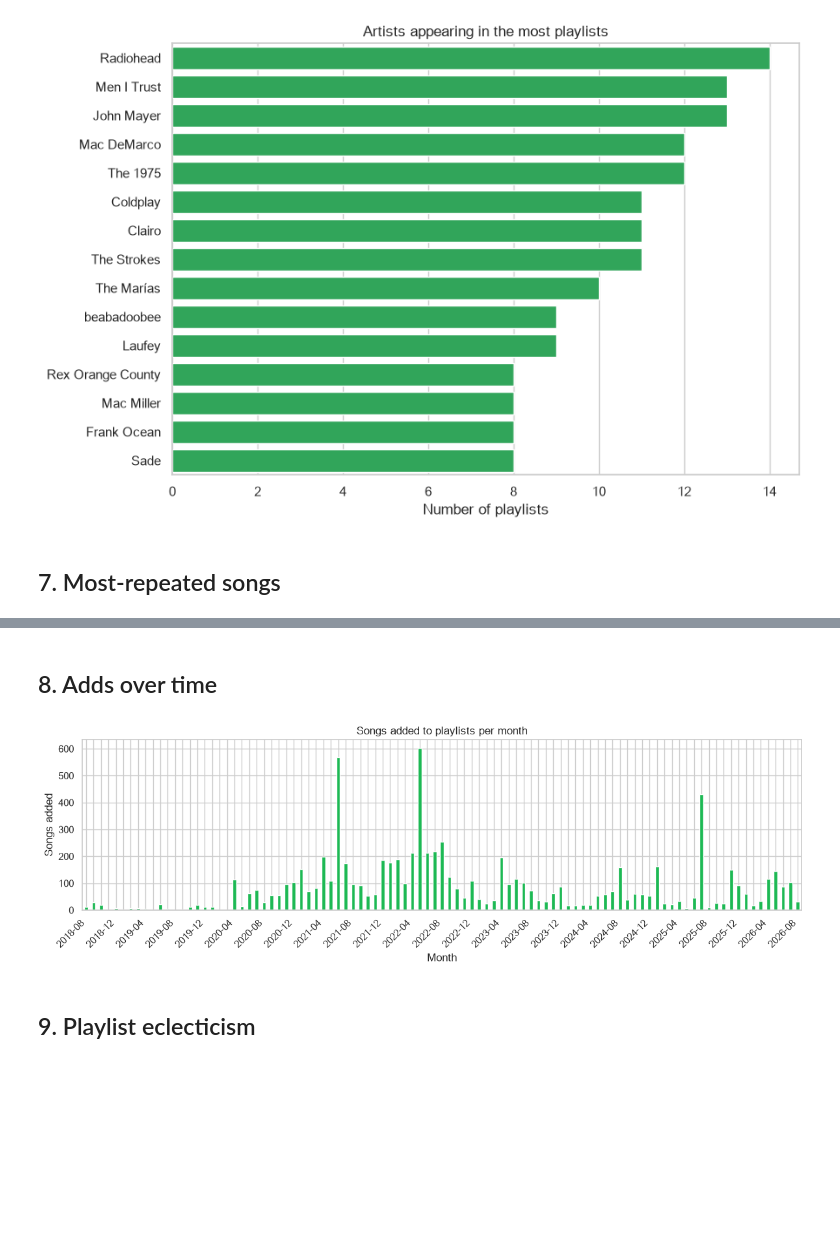
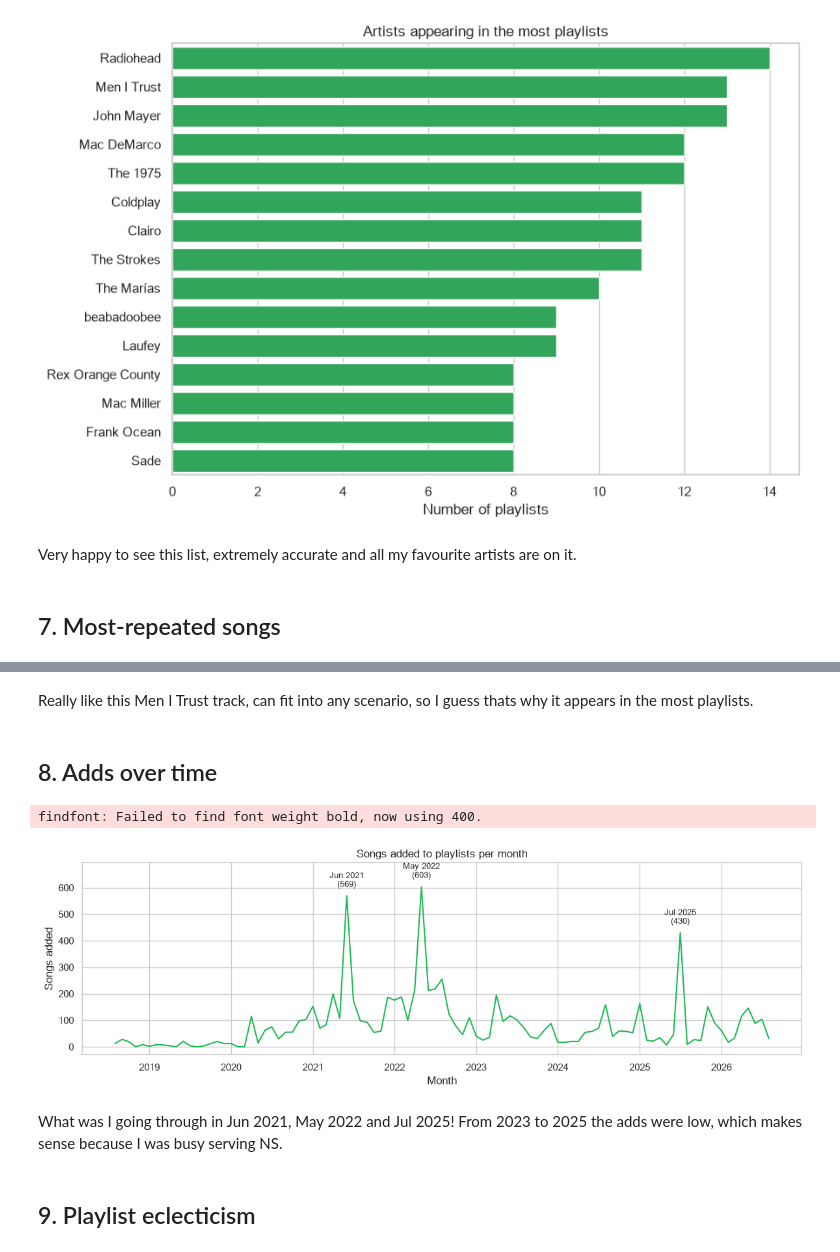
Before and after one commit to gene-c13/wrapped, a Jupyter notebook: notebooks/playlist_analysis.ipynb, the cells around one changed output, grey strips where cells are left out. Cells and saved outputs as stored; diff of their text form; code cells hidden in the pictures; blank space fills up the shorter version.

```diff
--- a/notebooks/playlist_analysis.ipynb
+++ b/notebooks/playlist_analysis.ipynb
@@ -223,6 +231,8 @@ plt.tight_layout()
 plt.show()
 # %% [output]
 [figure]
+# %% [markdown]
+Very happy to see this list, extremely accurate and all my favourite artists are on it.
 # %% [markdown]
 ## 7. Most-repeated songs
 # %%
@@ -251,34 +261,41 @@ else:
   4x  From The Start — Laufey
   4x  Nice to See You — Vansire, FLOOR CRY
   4x  Ode To The Mets — The Strokes
+# %% [markdown]
+Really like this Men I Trust track, can fit into any scenario, so I guess thats why it appears in the most playlists.
 # %% [markdown]
 ## 8. Adds over time
 # %%
 monthly = mine.dropna(subset=["added_at"]).copy()
-monthly["month"] = monthly["added_at"].dt.strftime("%Y-%m")
+monthly["month"] = monthly["added_at"].dt.to_period("M")
 counts = monthly.groupby("month").size()
 
-if len(counts):
-    all_months = pd.period_range(start=counts.index.min(),
-                                 end=counts.index.max(), freq="M").astype(str)
-    counts = counts.reindex(all_months, fill_value=0)
+all_months = pd.period_range(counts.index.min(), counts.index.max(), freq="M")
+counts = counts.reindex(all_months, fill_value=0)
+counts.index = counts.index.to_timestamp()
 
-    fig, ax = plt.subplots(figsize=(12, 4))
-    counts.plot(kind="bar", ax=ax, color=GREEN)
-    ax.set_title("Songs added to playlists per month")
-    ax.set_xlabel("Month")
-    ax.set_ylabel("Songs added")
-    # Thin x-axis labels when there are many months.
-    step = max(1, len(counts) // 24)
-    for i, lbl in enumerate(ax.get_xticklabels()):
-        lbl.set_visible(i % step == 0)
-    plt.xticks(rotation=45, ha="right")
-    plt.tight_layout()
-    plt.show()
-else:
-    print("No 'added_at' dates available.")
+fig, ax = plt.subplots(figsize=(12, 4))
+ax.plot(counts.index, counts.values, color=GREEN)
+
+# Label the three biggest spikes.
+top3 = counts.sort_values(ascending=False).head(3)
+for date, val in top3.items():
+    ax.annotate(f"{date:%b %Y}\n({val})",
+                xy=(date, val),                    # point to annotate
+                xytext=(0, 10), textcoords="offset points",  # nudge label up
+                ha="center", fontsize=9, fontweight="bold")
+
+ax.set_ylim(top=counts.max() * 1.15)   # headroom so labels don't clip
+ax.set_title("Songs added to playlists per month")
+ax.set_xlabel("Month")
+ax.set_ylabel("Songs added")
+plt.tight_layout()
+plt.show()
 # %% [output]
+findfont: Failed to find font weight bold, now using 400.
-[figure, old version]
+[figure, new version]
+# %% [markdown]
+What was I going through in Jun 2021, May 2022 and Jul 2025! From 2023 to 2025 the adds were low, which makes sense because I was busy serving NS.
 # %% [markdown]
 ## 9. Playlist eclecticism
 # %%
```
Also changed, not shown: parts of 13 cells of this notebook, 1 other file.
